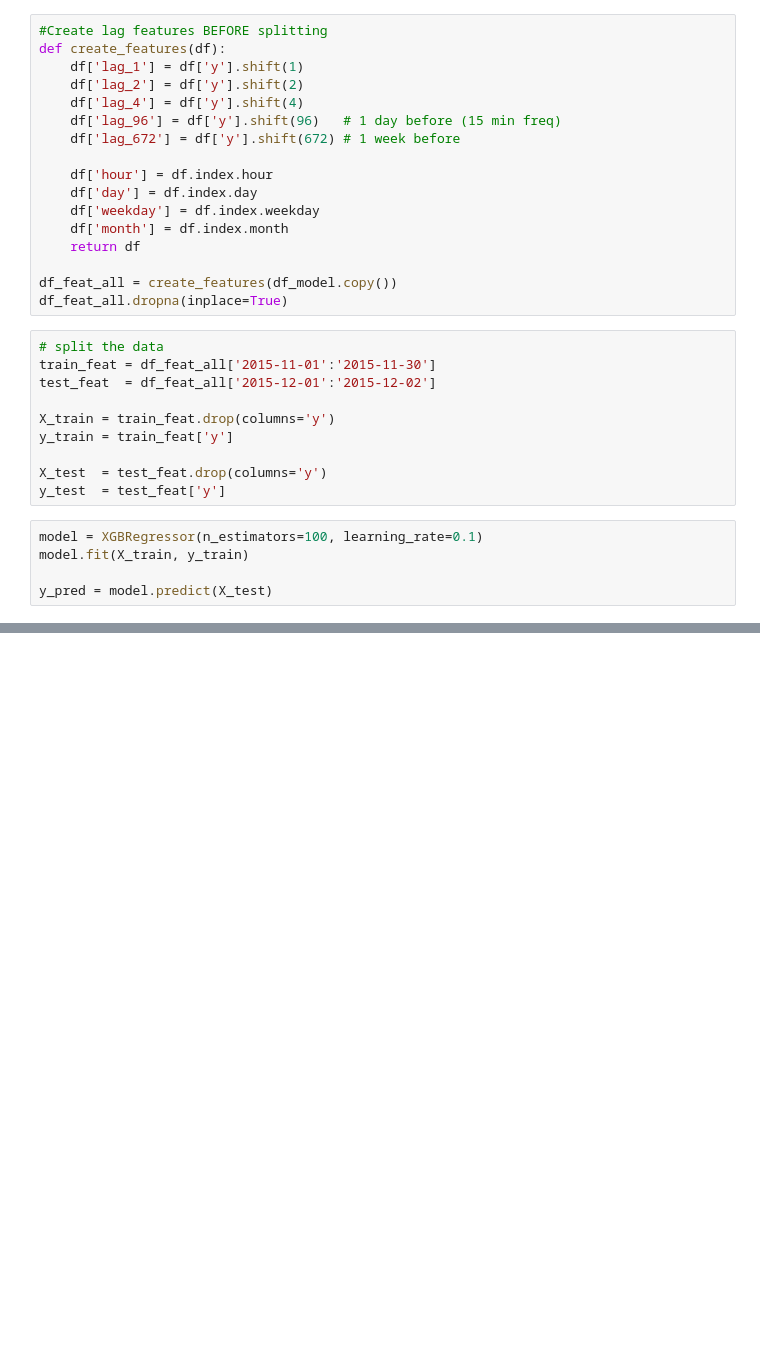
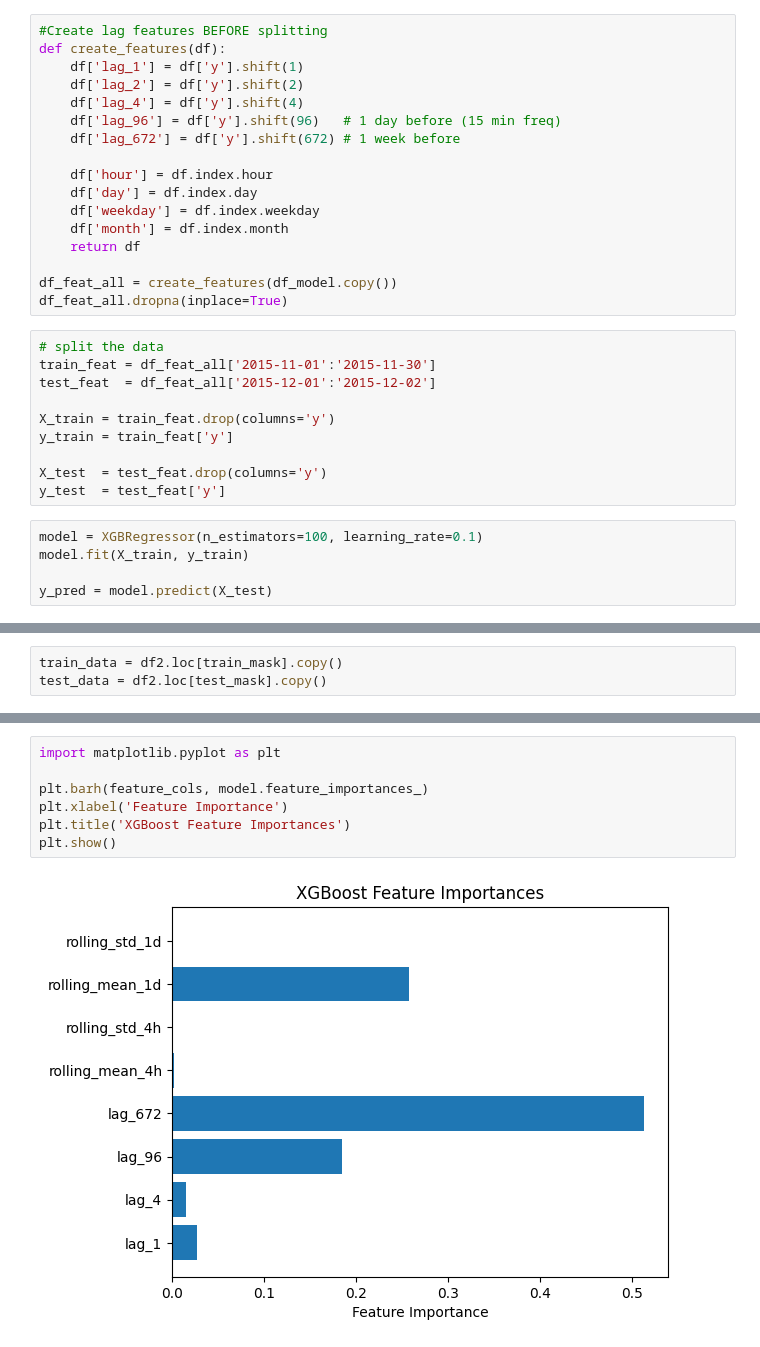
Before and after one commit to roushansr/Energy_Management, a Jupyter notebook: Codebook.ipynb, the cells around one changed output, grey strips where cells are left out. Drawn from its saved outputs; the diff is of its cells as text; blank space fills up the shorter version.

```diff
--- a/Codebook.ipynb
+++ b/Codebook.ipynb
@@ -509,0 +373,3 @@ Name: y, dtype: float64
+# %%
+train_data = df2.loc[train_mask].copy()
+test_data = df2.loc[test_mask].copy()
@@ -509,0 +438,9 @@ Name: y, dtype: float64
+# %%
+import matplotlib.pyplot as plt
+
+plt.barh(feature_cols, model.feature_importances_)
+plt.xlabel('Feature Importance')
+plt.title('XGBoost Feature Importances')
+plt.show()
+# %% [output]
+[figure, added]
```
Also changed, not shown: parts of 59 cells of this notebook.
